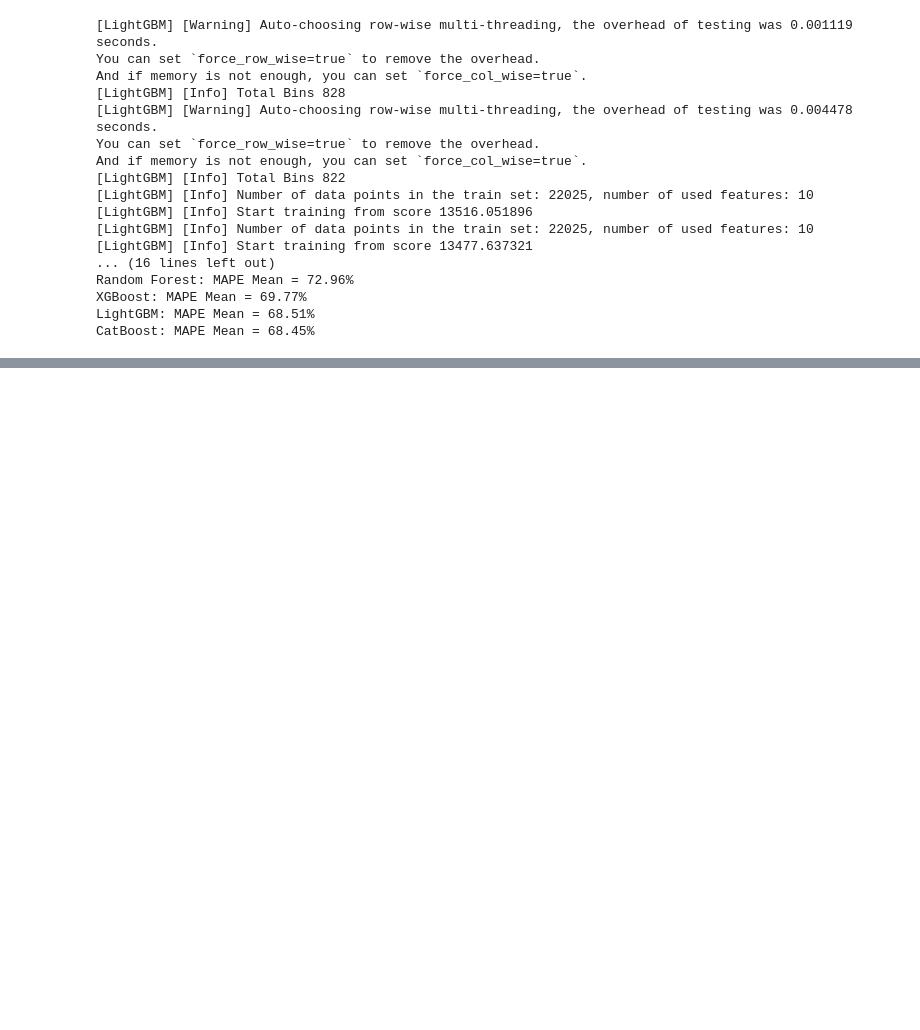
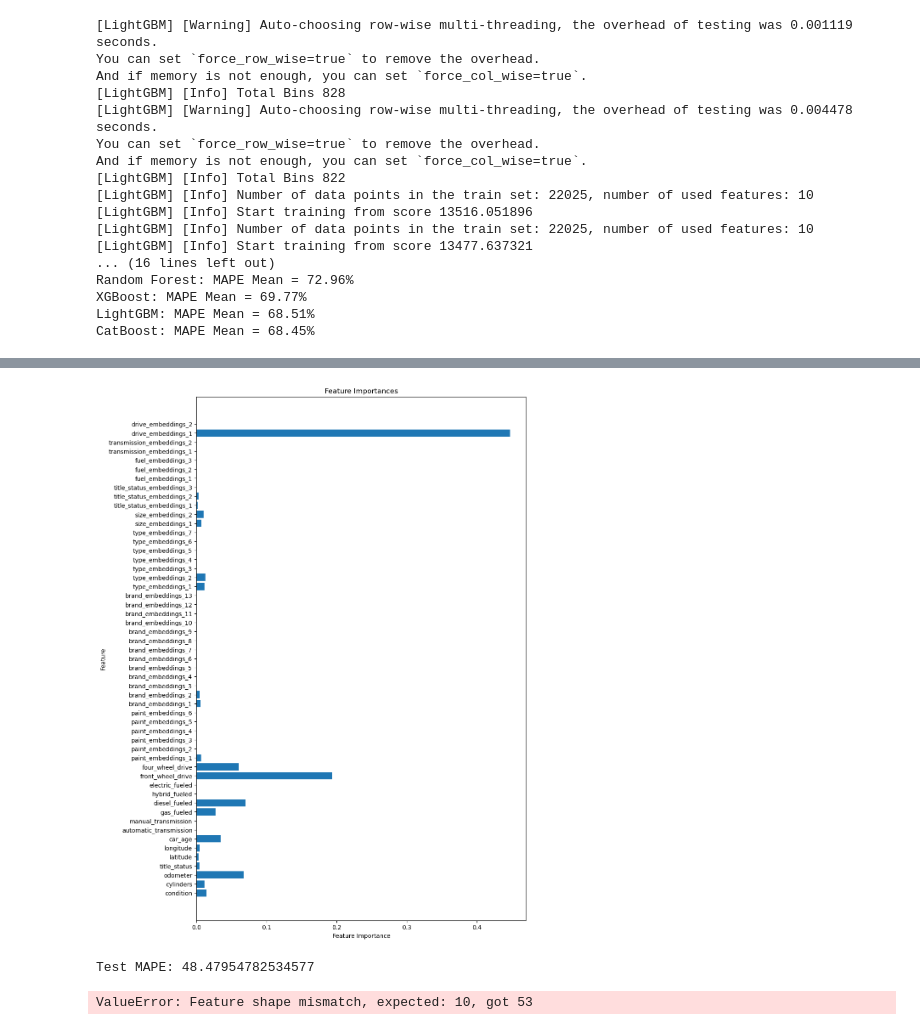
Before and after one commit to tushar-mahalya/Signate-Career-Up-2023, a Jupyter notebook: signate_careerUp_2023.ipynb, the cells around one changed output, grey strips where cells are left out. Cells and saved outputs as stored; diff of their text form; code cells hidden in the pictures; blank space fills up the shorter version.

```diff
--- a/signate_careerUp_2023.ipynb
+++ b/signate_careerUp_2023.ipynb
@@ -752,0 +831,4 @@ print(f"MAPE (Mean ± Std): {mean_mape:.2f}% ± {std_mape:.2f}%")
+# %%
+model = xgb.XGBRegressor()
+# %%
+model.fit(X, y)
@@ -752,0 +847,27 @@ print(f"MAPE (Mean ± Std): {mean_mape:.2f}% ± {std_mape:.2f}%")
+# %%
+imp = best_model.feature_importances_
+# %%
+import matplotlib.pyplot as plt
+
+# Assuming you already have 'feature_importances' calculated
+# If not, make sure to calculate them using your model
+
+# Get the names of the features
+feature_names =X.columns
+# Create a bar plot of feature importances
+plt.figure(figsize=(10, 16))
+plt.barh(range(len(imp)), imp, align='center')
+plt.yticks(range(len(imp)), feature_names)
+plt.xlabel('Feature Importance')
+plt.ylabel('Feature')
+plt.title('Feature Importances')
+plt.show()
+# %% [output]
+[figure, added]
+# %%
+# Evaluate the model on the test set
+y_pred = best_model.predict(X_test)
+mape = np.mean(np.abs((y_test - y_pred) / y_test)) * 100
+print("Test MAPE:", mape)
+# %% [output]
+Test MAPE: 48.47954782534577
@@ -752,0 +876,5 @@ print(f"MAPE (Mean ± Std): {mean_mape:.2f}% ± {std_mape:.2f}%")
+# %%
+y_pred = best_model.predict(X)
+mape(y_test, y_pred)
+# %% [output]
+ValueError: Feature shape mismatch, expected: 10, got 53
```
Also changed, not shown: parts of 8 cells of this notebook.
